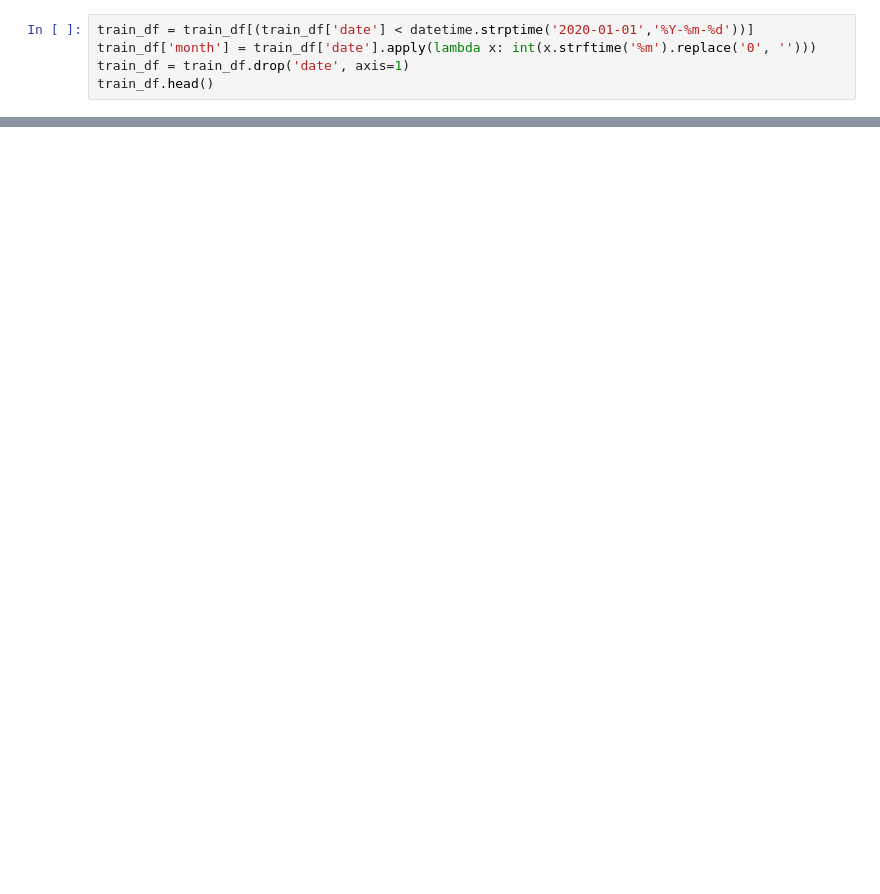
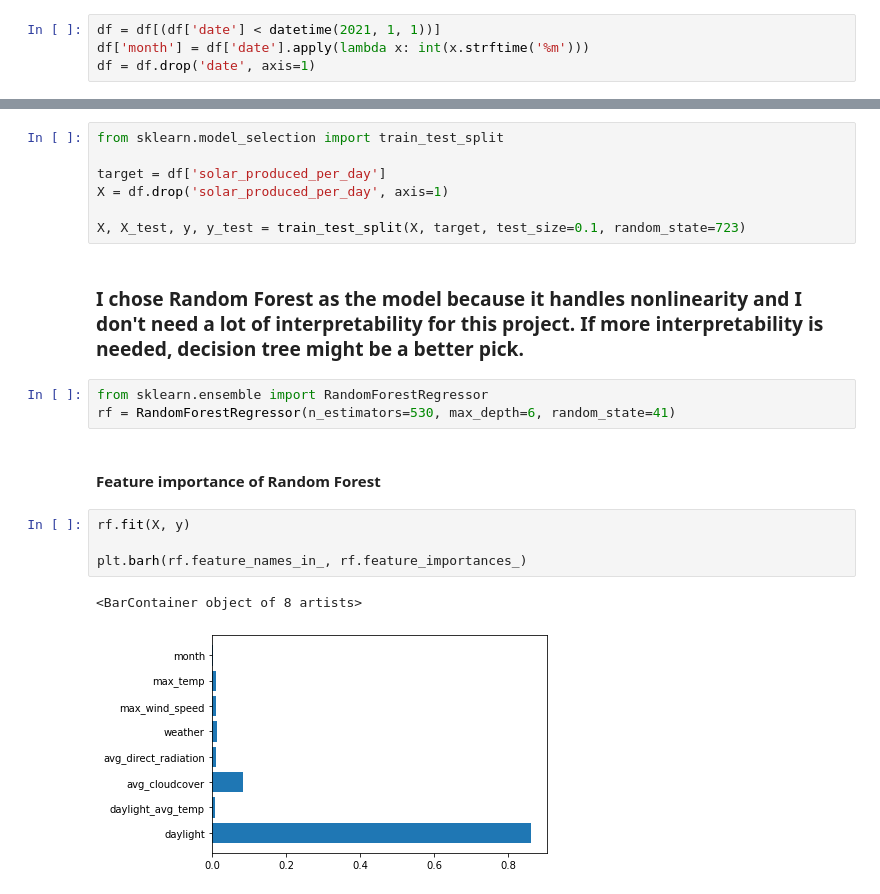
Before and after one commit to hub-bla/solar_panels, a Jupyter notebook: Solar Panel predictions.ipynb, the cells around one changed output, grey strips where cells are left out. Saved outputs shown, nothing was run; the diff lists cells and outputs as text; blank space fills up the shorter version.

```diff
--- a/Solar Panel predictions.ipynb
+++ b/Solar Panel predictions.ipynb
@@ -69,5 +44,4 @@ test_df.head()
 # %%
-train_df = train_df[(train_df['date'] < datetime.strptime('2020-01-01','%Y-%m-%d'))]
-train_df['month'] = train_df['date'].apply(lambda x: int(x.strftime('%m').replace('0', '')))
-train_df = train_df.drop('date', axis=1)
-train_df.head()
+df = df[(df['date'] < datetime(2021, 1, 1))]
+df['month'] = df['date'].apply(lambda x: int(x.strftime('%m')))
+df = df.drop('date', axis=1)
@@ -103,0 +67,21 @@ Linear Regression isn't good idea here beacause we have some non-linear features
+# %%
+from sklearn.model_selection import train_test_split
+
+target = df['solar_produced_per_day']
+X = df.drop('solar_produced_per_day', axis=1)
+
+X, X_test, y, y_test = train_test_split(X, target, test_size=0.1, random_state=723)
+# %% [markdown]
+### I chose Random Forest as the model because it handles nonlinearity and I don't need a lot of interpretability for this project. If more interpretability is needed, decision tree might be a better pick.
+# %%
+from sklearn.ensemble import RandomForestRegressor
+rf = RandomForestRegressor(n_estimators=530, max_depth=6, random_state=41)
+# %% [markdown]
+#### Feature importance of Random Forest
+# %%
+rf.fit(X, y)
+
+plt.barh(rf.feature_names_in_, rf.feature_importances_)
+# %% [output]
+<BarContainer object of 8 artists>
+[figure, added]
```
Also changed, not shown: parts of 23 cells of this notebook, 1 other file.
